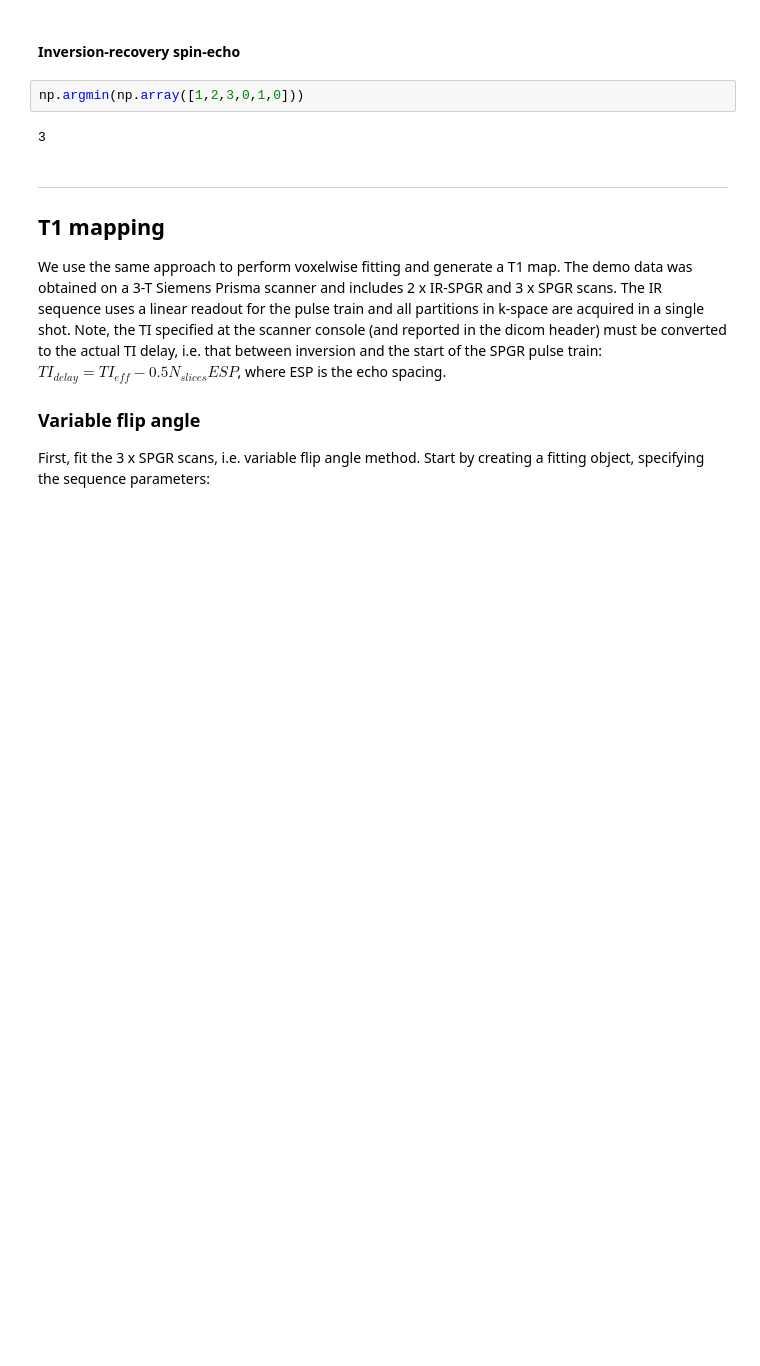
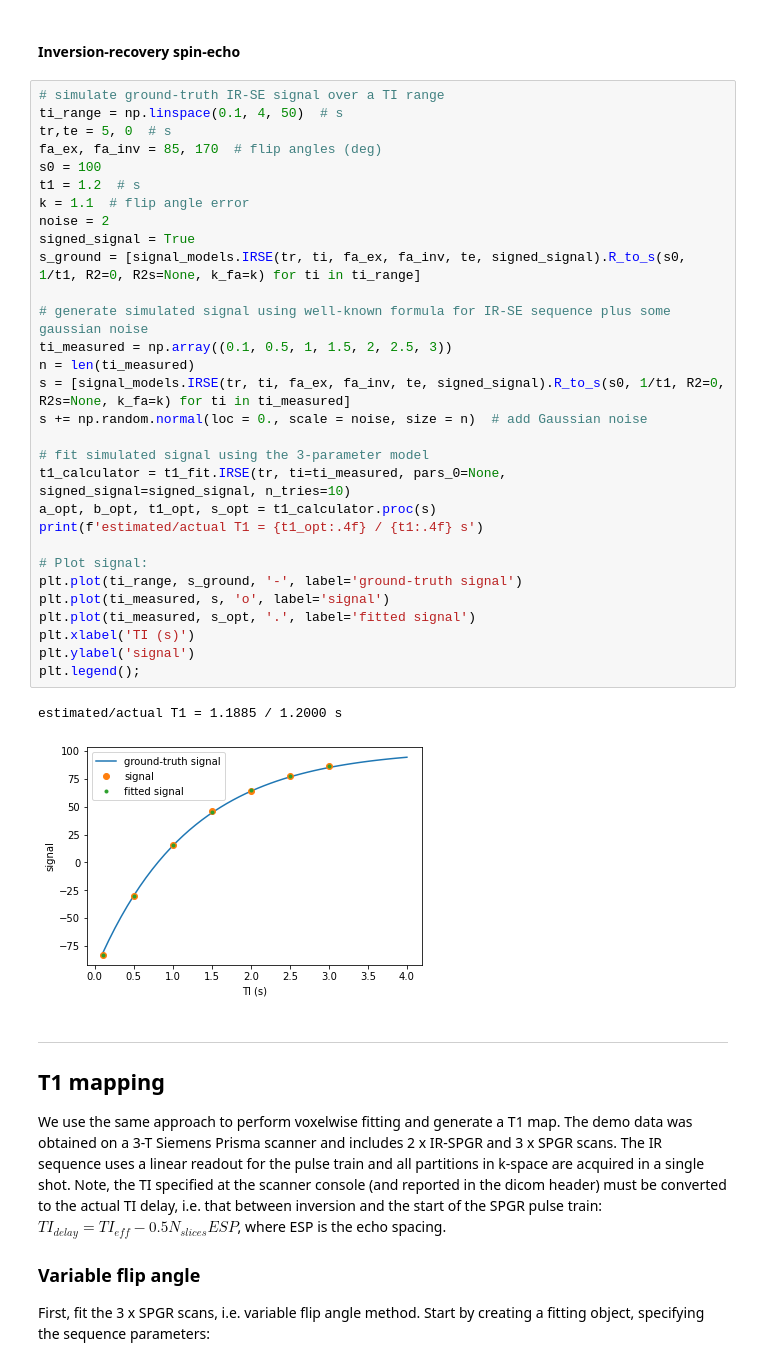
Before and after one commit to mjt320/SEPAL, a Jupyter notebook: demo/demo_fit_t1.ipynb, the cells around one changed output. Drawn from its saved outputs; the diff is of its cells as text; blank space fills up the shorter version.

```diff
--- a/demo/demo_fit_t1.ipynb
+++ b/demo/demo_fit_t1.ipynb
@@ -124,10 +129,39 @@ k = 1.1379
 (data from: INV_ED_004, FSLEyes coordinates 98,99,106)
 # %% [markdown]
 #### Inversion-recovery spin-echo
-# %%
-np.argmin(np.array([1,2,3,0,1,0]))
-# %% [output]
-3
+# %%
+# simulate ground-truth IR-SE signal over a TI range
+ti_range = np.linspace(0.1, 4, 50)  # s
+tr,te = 5, 0  # s
+fa_ex, fa_inv = 85, 170  # flip angles (deg)
+s0 = 100
+t1 = 1.2  # s
+k = 1.1  # flip angle error
+noise = 2
+signed_signal = True
+s_ground = [signal_models.IRSE(tr, ti, fa_ex, fa_inv, te, signed_signal).R_to_s(s0, 1/t1, R2=0, R2s=None, k_fa=k) for ti in ti_range]
+
+# generate simulated signal using well-known formula for IR-SE sequence plus some gaussian noise
+ti_measured = np.array((0.1, 0.5, 1, 1.5, 2, 2.5, 3))
+n = len(ti_measured)
+s = [signal_models.IRSE(tr, ti, fa_ex, fa_inv, te, signed_signal).R_to_s(s0, 1/t1, R2=0, R2s=None, k_fa=k) for ti in ti_measured]
+s += np.random.normal(loc = 0., scale = noise, size = n)  # add Gaussian noise
+
+# fit simulated signal using the 3-parameter model
+t1_calculator = t1_fit.IRSE(tr, ti=ti_measured, pars_0=None, signed_signal=signed_signal, n_tries=10)
+a_opt, b_opt, t1_opt, s_opt = t1_calculator.proc(s)
+print(f'estimated/actual T1 = {t1_opt:.4f} / {t1:.4f} s')
+
+# Plot signal:
+plt.plot(ti_range, s_ground, '-', label='ground-truth signal')
+plt.plot(ti_measured, s, 'o', label='signal')
+plt.plot(ti_measured, s_opt, '.', label='fitted signal')
+plt.xlabel('TI (s)')
+plt.ylabel('signal')
+plt.legend();
+# %% [output]
+estimated/actual T1 = 1.1885 / 1.2000 s
+[figure, added]
 # %% [markdown]
 ---
 ## T1 mapping
```
Also changed, not shown: parts of 10 cells of this notebook, 9 other files.
